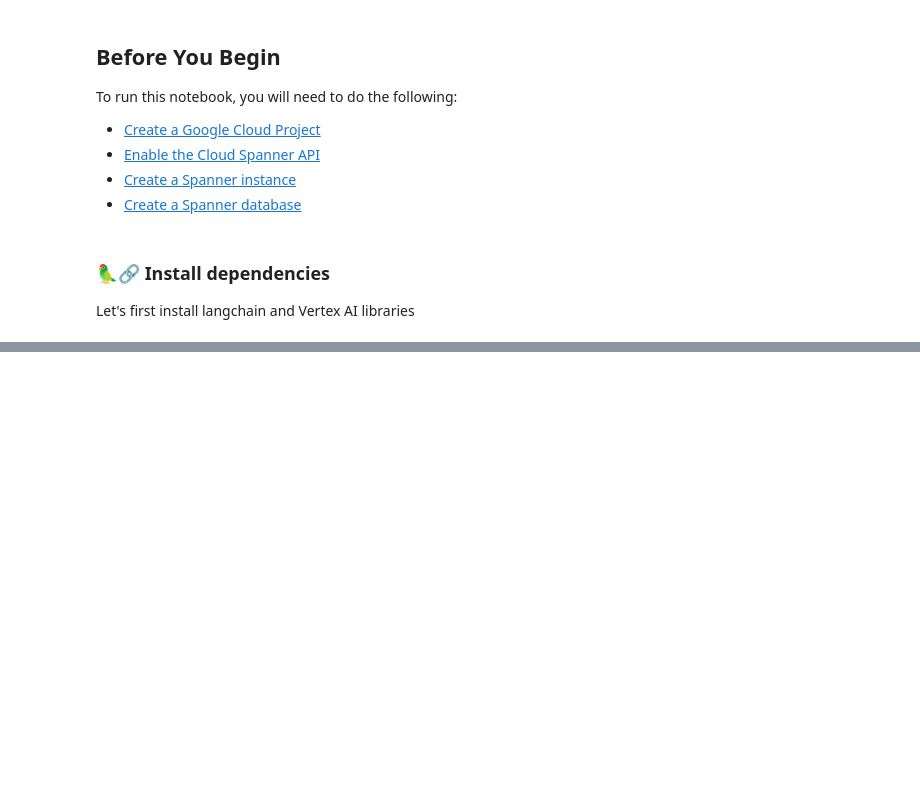
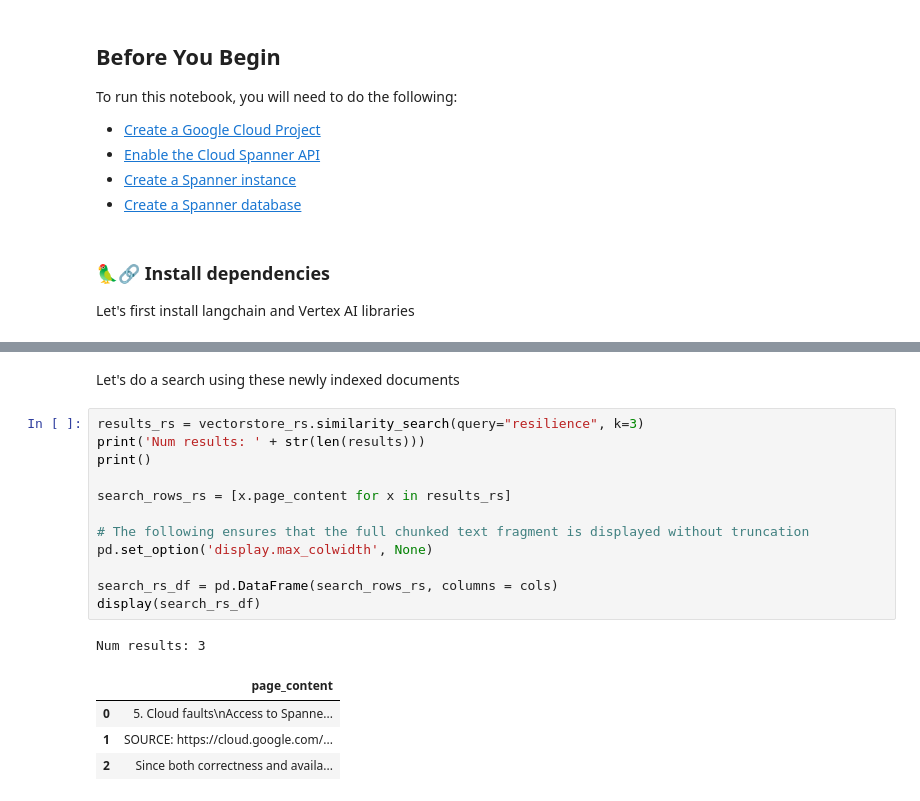
Before and after one commit to renovate-bot/GoogleCloudPlatform-_-spanner-vector-hybrid-search-samples, a Jupyter notebook: chunking/chunking-basics.ipynb, the cells around one changed output, grey strips where cells are left out. Cells and saved outputs as stored; diff of their text form; blank space fills up the shorter version.

```diff
--- a/chunking/chunking-basics.ipynb
+++ b/chunking/chunking-basics.ipynb
@@ -37,0 +291,20 @@ Let's first install langchain and Vertex AI libraries
+# %% [markdown]
+Let's do a search using these newly indexed documents
+# %%
+results_rs = vectorstore_rs.similarity_search(query="resilience", k=3)
+print('Num results: ' + str(len(results)))
+print()
+
+search_rows_rs = [x.page_content for x in results_rs]
+
+# The following ensures that the full chunked text fragment is displayed without truncation
+pd.set_option('display.max_colwidth', None)
+
+search_rs_df = pd.DataFrame(search_rows_rs, columns = cols)
+display(search_rs_df)
+# %% [output]
+Num results: 3
+|  | page_content |
+| 0 | 5. Cloud faults\nAccess to Spanne... |
+| 1 | SOURCE: https://cloud.google.com/... |
+| 2 | Since both correctness and availa... |
```
Also changed, not shown: parts of 31 cells of this notebook, 2 other files.
